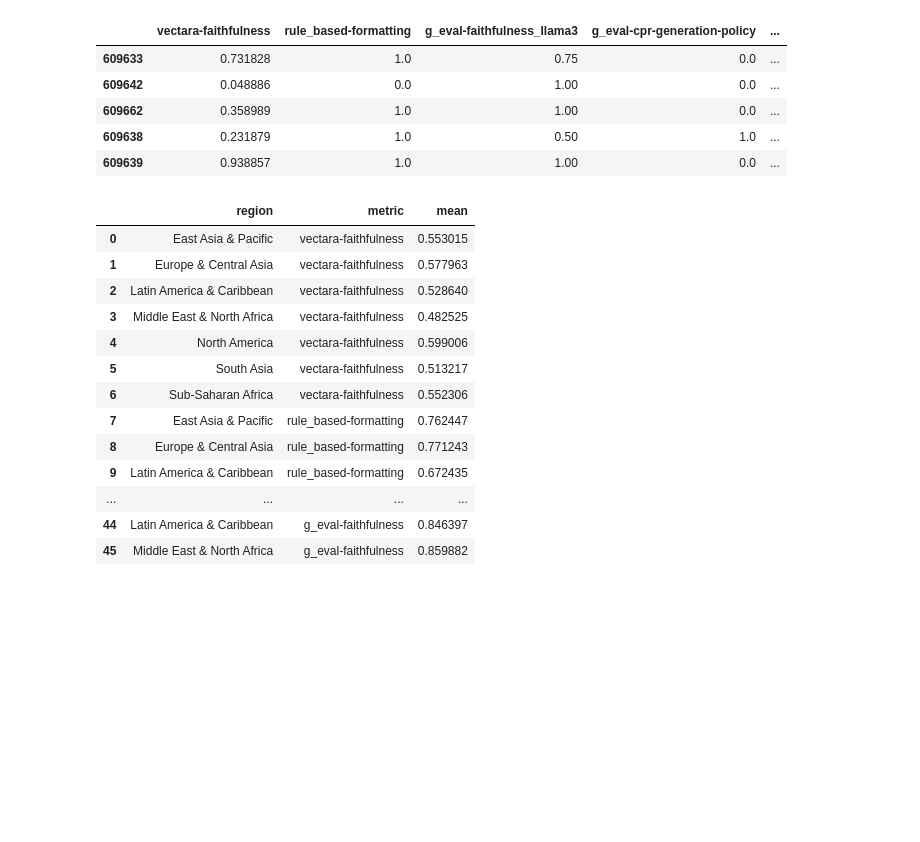
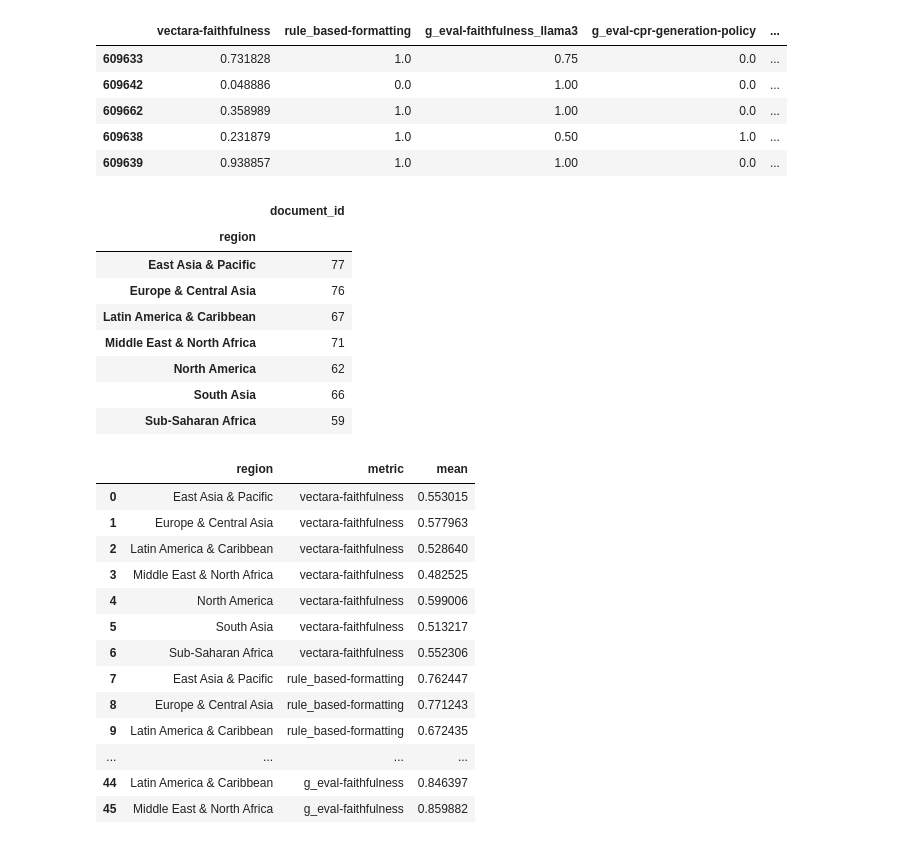
Before and after one commit to climatepolicyradar/document-qa-prototype, a Jupyter notebook: notebooks/technical_report/all_graphs.ipynb, the cells around one changed output. Drawn from its saved outputs; the diff is of its cells as text; code cells hidden in the pictures; blank space fills up the shorter version.

```diff
--- a/notebooks/technical_report/all_graphs.ipynb
+++ b/notebooks/technical_report/all_graphs.ipynb
@@ -565,6 +566,18 @@ evals.head()
 | 609662 | 0.358989 | 1.0 | 1.00 | 0.0 | ... |
 | 609638 | 0.231879 | 1.0 | 0.50 | 1.0 | ... |
 | 609639 | 0.938857 | 1.0 | 1.00 | 0.0 | ... |
+# %%
+evals[["region", "document_id"]].drop_duplicates().groupby(["region"]).count()
+# %% [output]
+|  | document_id |
+| region |  |
+| East Asia & Pacific | 77 |
+| Europe & Central Asia | 76 |
+| Latin America & Caribbean | 67 |
+| Middle East & North Africa | 71 |
+| North America | 62 |
+| South Asia | 66 |
+| Sub-Saharan Africa | 59 |
 # %%
 equity_data_mean = {}
 equity_data_sd = {}
```
Also changed, not shown: parts of 14 cells of this notebook.
